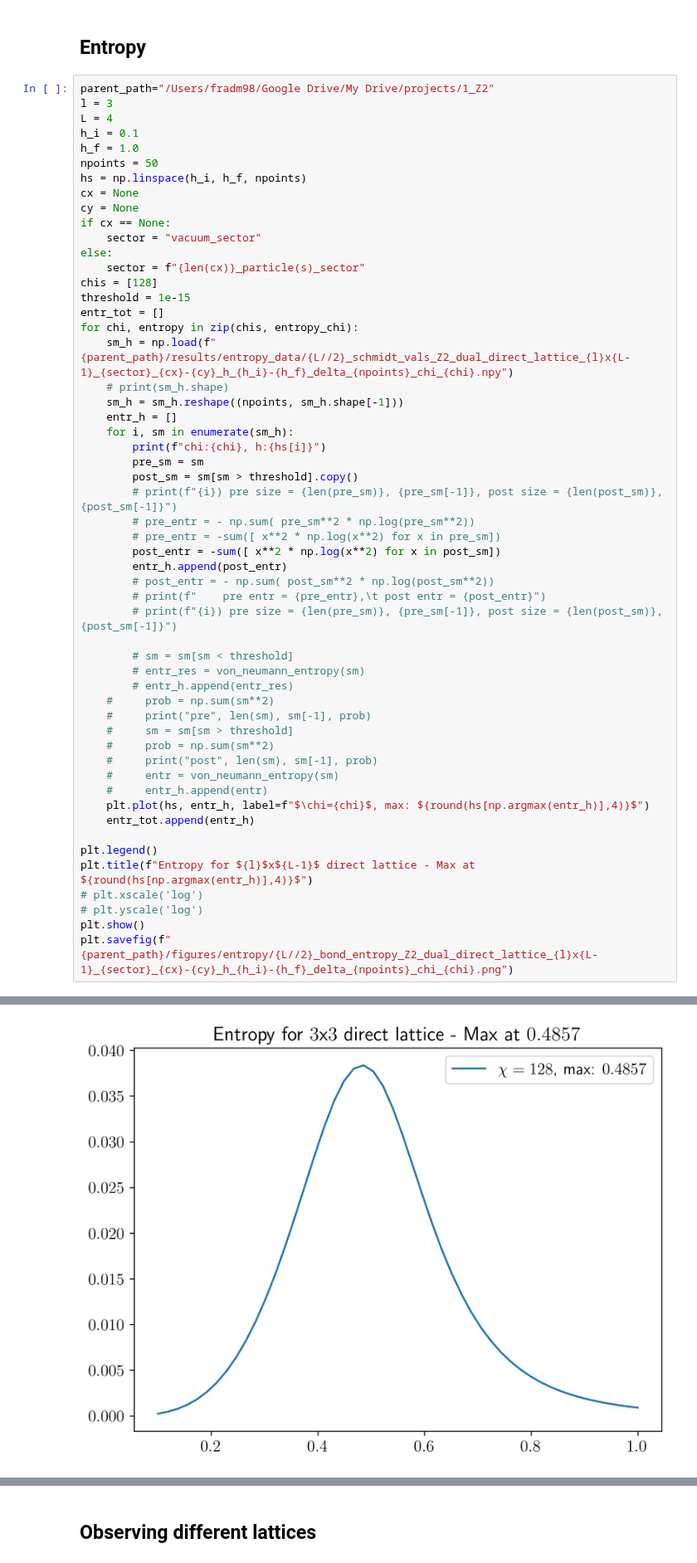
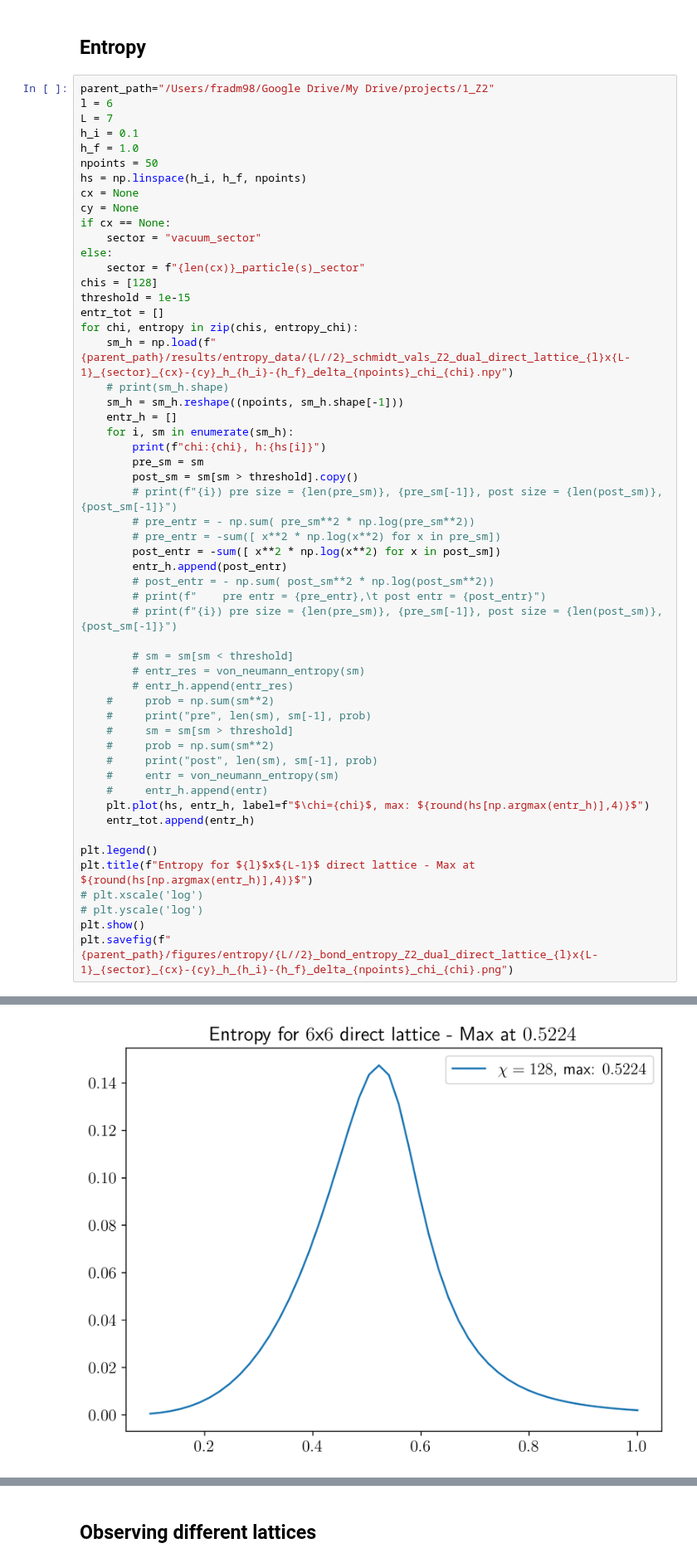
Before and after one commit to Fradm98/qs-mps, a Jupyter notebook: src/qs_mps/applications/Z2/check_schmidt_vals.ipynb, the cells around one changed output, grey strips where cells are left out. Shown at 83% size. Saved outputs shown, nothing was run; the diff lists cells and outputs as text.

```diff
--- a/src/qs_mps/applications/Z2/check_schmidt_vals.ipynb
+++ b/src/qs_mps/applications/Z2/check_schmidt_vals.ipynb
@@ -176,8 +179,8 @@ fig.colorbar(matshow1, ax=axs[1], shrink=0.5)
 ## Entropy
 # %%
 parent_path="/Users/fradm98/Google Drive/My Drive/projects/1_Z2"
-l = 3
-L = 4
+l = 6
+L = 7
 h_i = 0.1
 h_f = 1.0
 npoints = 50
@@ -219,34 +222,34 @@ for chi, entropy in zip(chis, entropy_chi):
     #     print("post", len(sm), sm[-1], prob)
     #     entr = von_neumann_entropy(sm)
     #     entr_h.append(entr)
     plt.plot(hs, entr_h, label=f"$\chi={chi}$, max: ${round(hs[np.argmax(entr_h)],4)}$")
     entr_tot.append(entr_h)
 
 plt.legend()
 plt.title(f"Entropy for ${l}$x${L-1}$ direct lattice - Max at ${round(hs[np.argmax(entr_h)],4)}$")
 # plt.xscale('log')
 # plt.yscale('log')
 plt.show()
 plt.savefig(f"{parent_path}/figures/entropy/{L//2}_bond_entropy_Z2_dual_direct_lattice_{l}x{L-1}_{sector}_{cx}-{cy}_h_{h_i}-{h_f}_delta_{npoints}_chi_{chi}.png")
 # %% [output]
 chi:128, h:0.1
 chi:128, h:0.11836734693877551
 chi:128, h:0.13673469387755102
 chi:128, h:0.15510204081632656
 chi:128, h:0.17346938775510207
 chi:128, h:0.19183673469387758
 chi:128, h:0.21020408163265308
 chi:128, h:0.2285714285714286
 chi:128, h:0.2469387755102041
 chi:128, h:0.2653061224489796
 chi:128, h:0.2836734693877551
 chi:128, h:0.3020408163265306
 ... (34 lines left out)
 chi:128, h:0.9448979591836735
 chi:128, h:0.963265306122449
 chi:128, h:0.9816326530612246
 chi:128, h:1.0
-[figure, old version]
+[figure, new version]
 <Figure size 1920x1440 with 0 Axes>
 # %%
 # let us retrieve the schmidt values from the tensors
```
Also changed, not shown: parts of 8 cells of this notebook, 3 other files.
